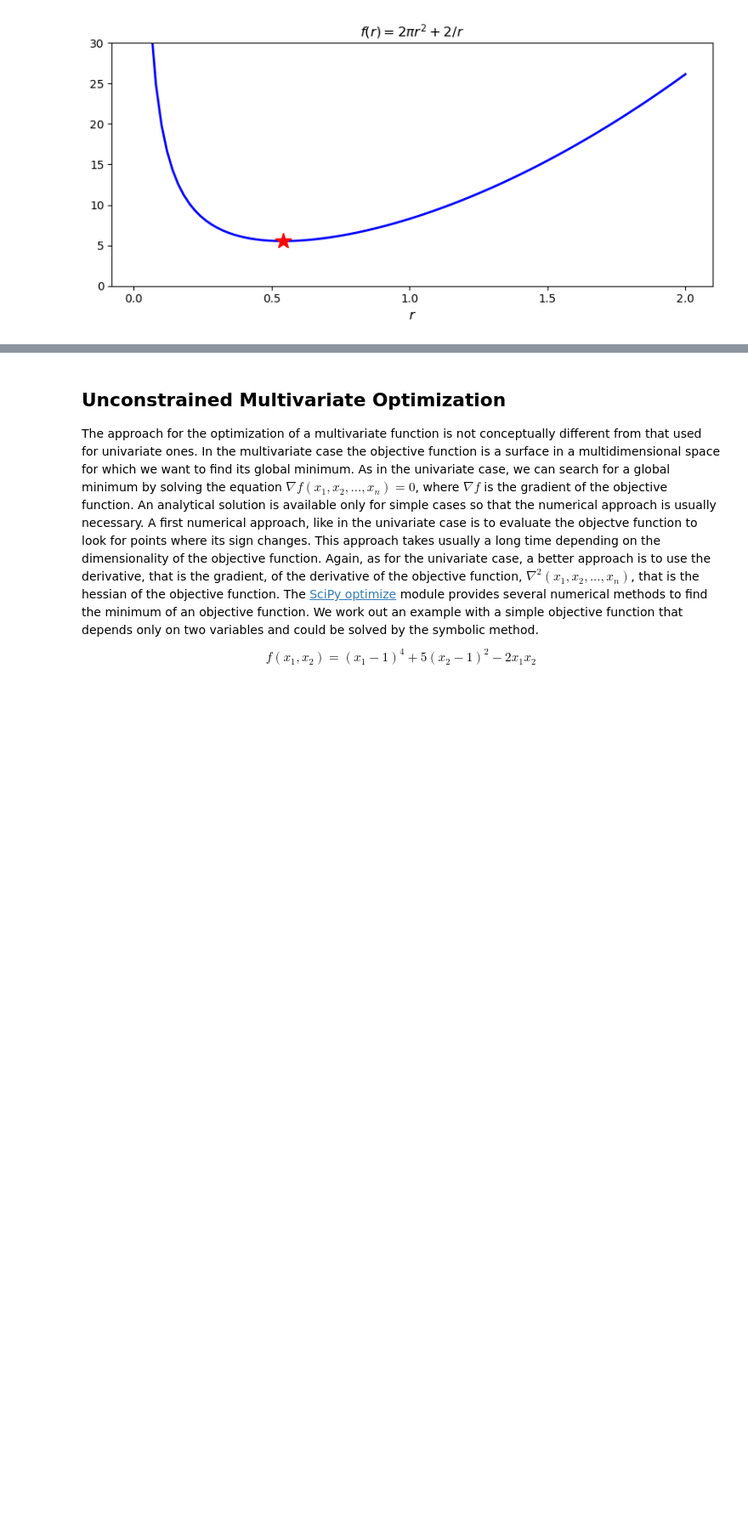
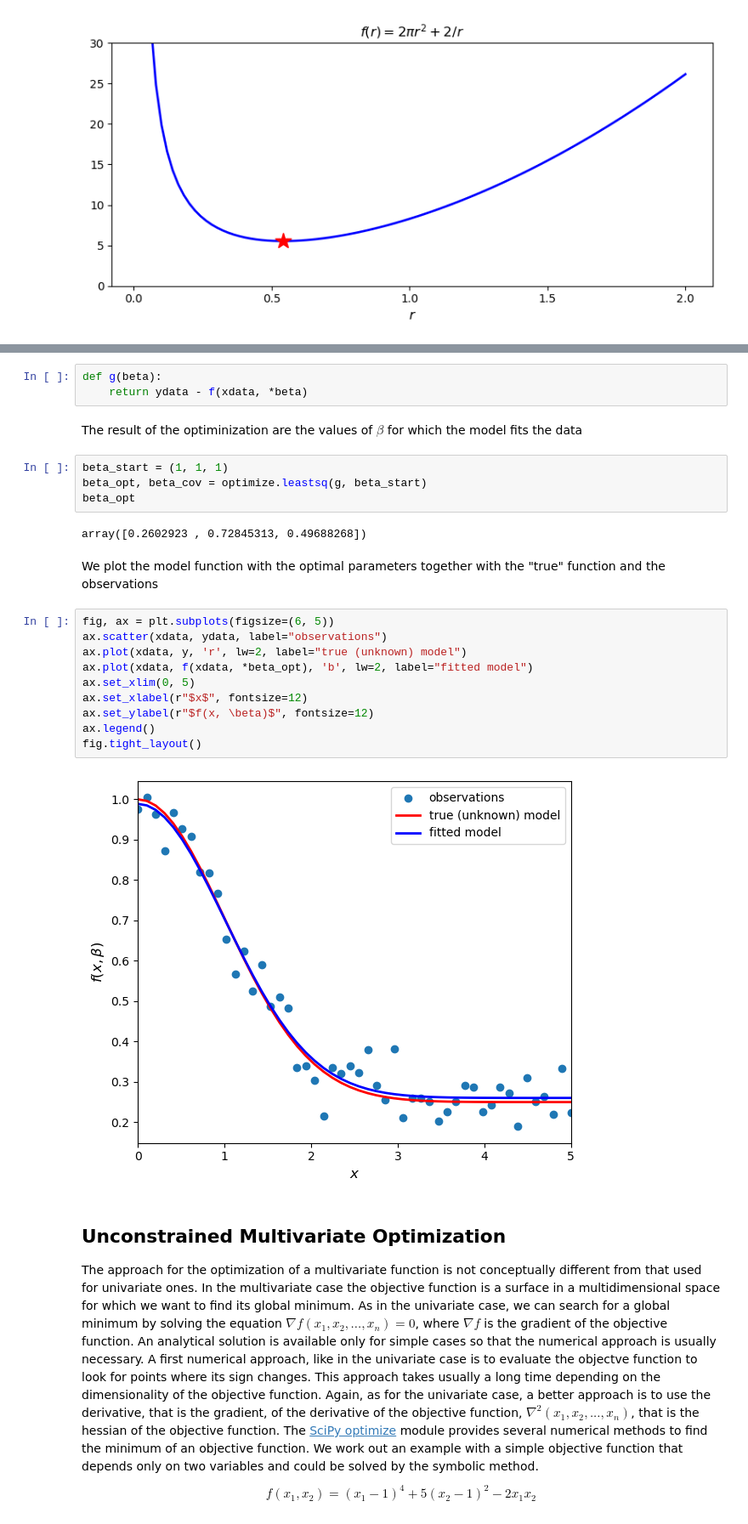
Before and after one commit to luigiselmi/numethods, a Jupyter notebook: johansson/optimization.ipynb, the cells around one changed output, grey strips where cells are left out. Shown at 85% size. Saved outputs shown, nothing was run; the diff lists cells and outputs as text; blank space fills up the shorter version.

```diff
--- a/johansson/optimization.ipynb
+++ b/johansson/optimization.ipynb
@@ -76,3 +112,28 @@ fig.tight_layout()
+# %%
+def g(beta):
+    return ydata - f(xdata, *beta)
+# %% [markdown]
+The result of the optiminization are the values of $\beta$ for which the model fits the data
+# %%
+beta_start = (1, 1, 1)
+beta_opt, beta_cov = optimize.leastsq(g, beta_start)
+beta_opt
+# %% [output]
+array([0.2602923 , 0.72845313, 0.49688268])
+# %% [markdown]
+We plot the model function with the optimal parameters together with the "true" function and the observations
+# %%
+fig, ax = plt.subplots(figsize=(6, 5))
+ax.scatter(xdata, ydata, label="observations")
+ax.plot(xdata, y, 'r', lw=2, label="true (unknown) model")
+ax.plot(xdata, f(xdata, *beta_opt), 'b', lw=2, label="fitted model")
+ax.set_xlim(0, 5)
+ax.set_xlabel(r"$x$", fontsize=12)
+ax.set_ylabel(r"$f(x, \beta)$", fontsize=12)
+ax.legend()
+fig.tight_layout()
+# %% [output]
+[figure, added]
 # %% [markdown]
 ## Unconstrained Multivariate Optimization
 The approach for the optimization of a multivariate function is not conceptually different from that used for univariate ones. In the multivariate case the objective function is a surface in a multidimensional space for which we want to find its global minimum. As in the univariate case, we can search for a global minimum by solving the equation $\nabla f(x_1,x_2,...,x_n)=0$, where $\nabla f$ is the gradient of the objective function. An analytical solution is available only for simple cases so that the numerical approach is usually necessary. A first numerical approach, like in the univariate case is to evaluate the objectve function to look for points where its sign changes. This approach takes usually a long time depending on the dimensionality of the objective function. Again, as for the univariate case, a better approach is to use the derivative, that is the gradient, of the derivative of the objective function, $\nabla^2 (x_1,x_2,...,x_n)$, that is the hessian of the objective function. The [SciPy optimize](https://docs.scipy.org/doc/scipy/reference/optimize.html#local-multivariate-optimization) module provides several numerical methods to find the minimum of an objective function. We work out an example with a simple objective function that depends only on two variables and could be solved by the symbolic method.
```
Also changed, not shown: parts of 29 cells of this notebook.
